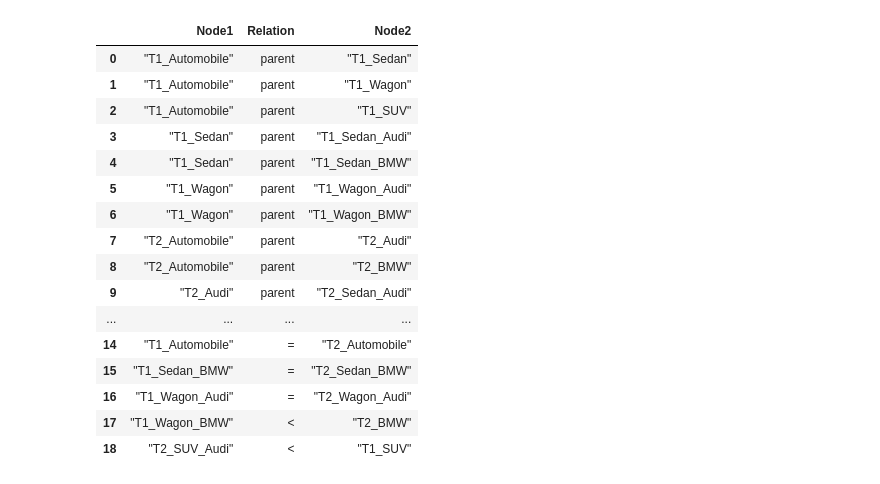
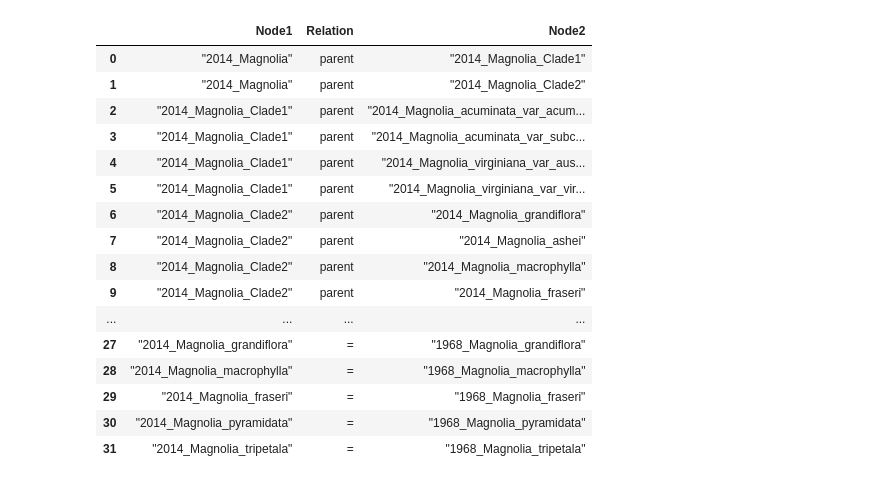
Before and after one commit to idaks/LeanEuler, a Jupyter notebook: lean_euler.ipynb, the cells around one changed output. Saved outputs shown, nothing was run; the diff lists cells and outputs as text; code cells hidden in the pictures.

```diff
--- a/lean_euler.ipynb
+++ b/lean_euler.ipynb
@@ -52,20 +148,0 @@ rel_data, tax_data = LeanEuler.parse_cleantax(cleantax_file)
-# %%
-rel_data
-# %% [output]
-|  | Node1 | Relation | Node2 |
-| 0 | "T1_Automobile" | parent | "T1_Sedan" |
-| 1 | "T1_Automobile" | parent | "T1_Wagon" |
-| 2 | "T1_Automobile" | parent | "T1_SUV" |
-| 3 | "T1_Sedan" | parent | "T1_Sedan_Audi" |
-| 4 | "T1_Sedan" | parent | "T1_Sedan_BMW" |
-| 5 | "T1_Wagon" | parent | "T1_Wagon_Audi" |
-| 6 | "T1_Wagon" | parent | "T1_Wagon_BMW" |
-| 7 | "T2_Automobile" | parent | "T2_Audi" |
-| 8 | "T2_Automobile" | parent | "T2_BMW" |
-| 9 | "T2_Audi" | parent | "T2_Sedan_Audi" |
-| ... | ... | ... | ... |
-| 14 | "T1_Automobile" | = | "T2_Automobile" |
-| 15 | "T1_Sedan_BMW" | = | "T2_Sedan_BMW" |
-| 16 | "T1_Wagon_Audi" | = | "T2_Wagon_Audi" |
-| 17 | "T1_Wagon_BMW" | < | "T2_BMW" |
-| 18 | "T2_SUV_Audi" | < | "T1_SUV" |
@@ -74,3 +149,23 @@ rel_data
+# %%
+gt_rel_data
+# %% [output]
+|  | Node1 | Relation | Node2 |
+| 0 | "2014_Magnolia" | parent | "2014_Magnolia_Clade1" |
+| 1 | "2014_Magnolia" | parent | "2014_Magnolia_Clade2" |
+| 2 | "2014_Magnolia_Clade1" | parent | "2014_Magnolia_acuminata_var_acum... |
+| 3 | "2014_Magnolia_Clade1" | parent | "2014_Magnolia_acuminata_var_subc... |
+| 4 | "2014_Magnolia_Clade1" | parent | "2014_Magnolia_virginiana_var_aus... |
+| 5 | "2014_Magnolia_Clade1" | parent | "2014_Magnolia_virginiana_var_vir... |
+| 6 | "2014_Magnolia_Clade2" | parent | "2014_Magnolia_grandiflora" |
+| 7 | "2014_Magnolia_Clade2" | parent | "2014_Magnolia_ashei" |
+| 8 | "2014_Magnolia_Clade2" | parent | "2014_Magnolia_macrophylla" |
+| 9 | "2014_Magnolia_Clade2" | parent | "2014_Magnolia_fraseri" |
+| ... | ... | ... | ... |
+| 27 | "2014_Magnolia_grandiflora" | = | "1968_Magnolia_grandiflora" |
+| 28 | "2014_Magnolia_macrophylla" | = | "1968_Magnolia_macrophylla" |
+| 29 | "2014_Magnolia_fraseri" | = | "1968_Magnolia_fraseri" |
+| 30 | "2014_Magnolia_pyramidata" | = | "1968_Magnolia_pyramidata" |
+| 31 | "2014_Magnolia_tripetala" | = | "1968_Magnolia_tripetala" |
 # %%
 tax_data
 # %% [output]
```
Also changed, not shown: parts of 62 cells of this notebook, 10 other files.
